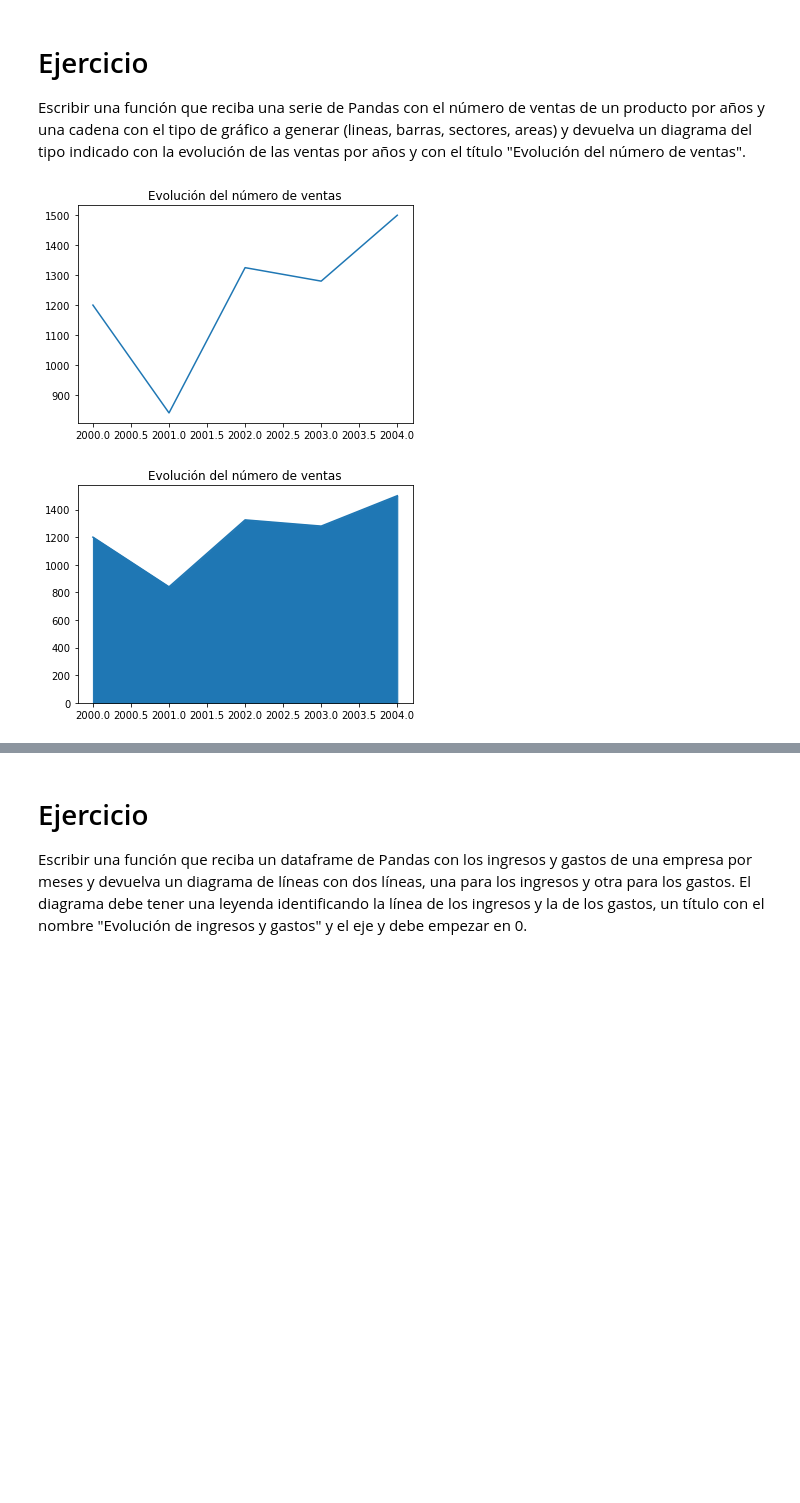
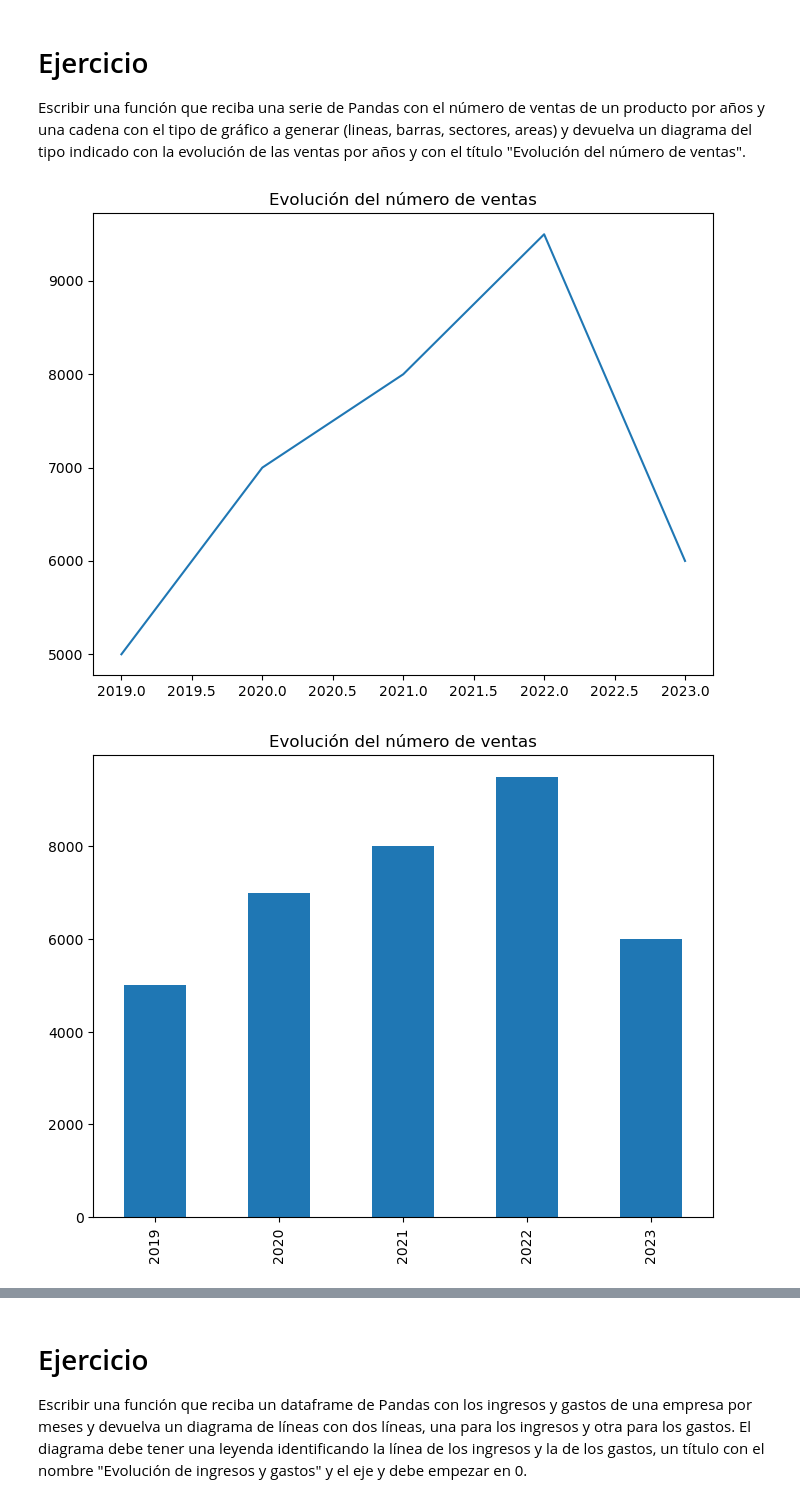
Before and after one commit to jimenezgimenojesus/SAMSUNG_AI_Diploma, a Jupyter notebook: Exercises/ejercicios_matplotlib.ipynb, the cells around one changed output, grey strips where cells are left out. Drawn from its saved outputs; the diff is of its cells as text; code cells hidden in the pictures; blank space fills up the shorter version.

```diff
--- a/Exercises/ejercicios_matplotlib.ipynb
+++ b/Exercises/ejercicios_matplotlib.ipynb
@@ -58,4 +82,23 @@ Escribir una función que reciba una serie de Pandas con las notas de los alumno
 
 Escribir una función que reciba una serie de Pandas con el número de ventas de un producto durante los meses de un trimestre y un título y cree un diagrama de sectores con las ventas en formato png con el titulo dado. El diagrama debe guardarse en un fichero con formato png y el título dado.
 # %%
+import matplotlib.pyplot as plt
+import pandas as pd
+
+def ej_pie(pd_serie: pd.Series, titulo: str):
+    '''
+    Dibuja un diagrama de sectores de las ventas y lo guarda como PNG con el título dado.
+    '''
+    fig, ax = plt.subplots()
+    pd_serie.plot(kind='pie', ax=ax)
+    ax.set_title(titulo)
+
+    # Guardar el gráfico como PNG usando el título como nombre de archivo
+    plt.savefig(titulo)
+    plt.show()
+    print(f"Gráfico guardado en: {titulo}")
+    return ax
+
+ventas = pd.Series([5000, 7000, 8000, 9500, 6000], index=['Ene', 'Feb', 'Mar', 'Abr', 'May'])
+ej_pie(ventas, 'ejercicios_matplotlib')
 # %% [output]
@@ -65,6 +110,30 @@ Escribir una función que reciba una serie de Pandas con el número de ventas de
 
 Escribir una función que reciba una serie de Pandas con el número de ventas de un producto por años y una cadena con el tipo de gráfico a generar (lineas, barras, sectores, areas) y devuelva un diagrama del tipo indicado con la evolución de las ventas por años y con el título "Evolución del número de ventas".
 # %%
+import matplotlib.pyplot as plt
+import pandas as pd
+
+def graficar_ventas(pd_serie: pd.Series, tipo: str):
+    '''
+    Dibuja un diagrama de ventas según el tipo indicado:
+    'lineas', 'barras', 'sectores', 'areas'
+    y guarda la imagen en PNG con el título 'Evolución del número de ventas'.
+    '''
+    fig, ax = plt.subplots(figsize=(8, 6))
+    pd_serie.plot(kind=tipo, ax=ax)
+    ax.set_title('Evolución del número de ventas')
+    return ax
+
+# Ejemplo de uso
+ventas = pd.Series([5000, 7000, 8000, 9500, 6000], index=[2019, 2020, 2021, 2022, 2023])
+graficar_ventas(ventas, 'line')
+plt.show()
+graficar_ventas(ventas, 'bar')
+plt.show()
+graficar_ventas(ventas, 'pie')
+plt.show()
+graficar_ventas(ventas, 'area')
+plt.show()
 # %% [output]
-[figure, old version]
+[figure, new version]
-[figure, old version]
+[figure, new version]
```
Also changed, not shown: parts of 5 cells of this notebook, 4 other files.
